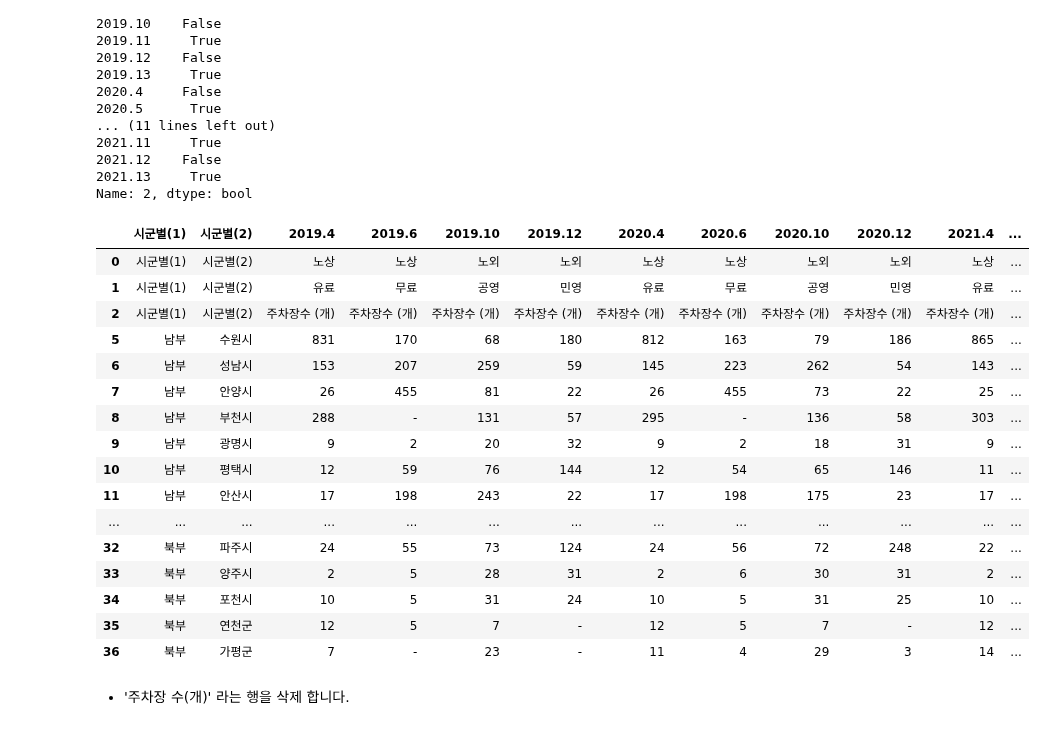
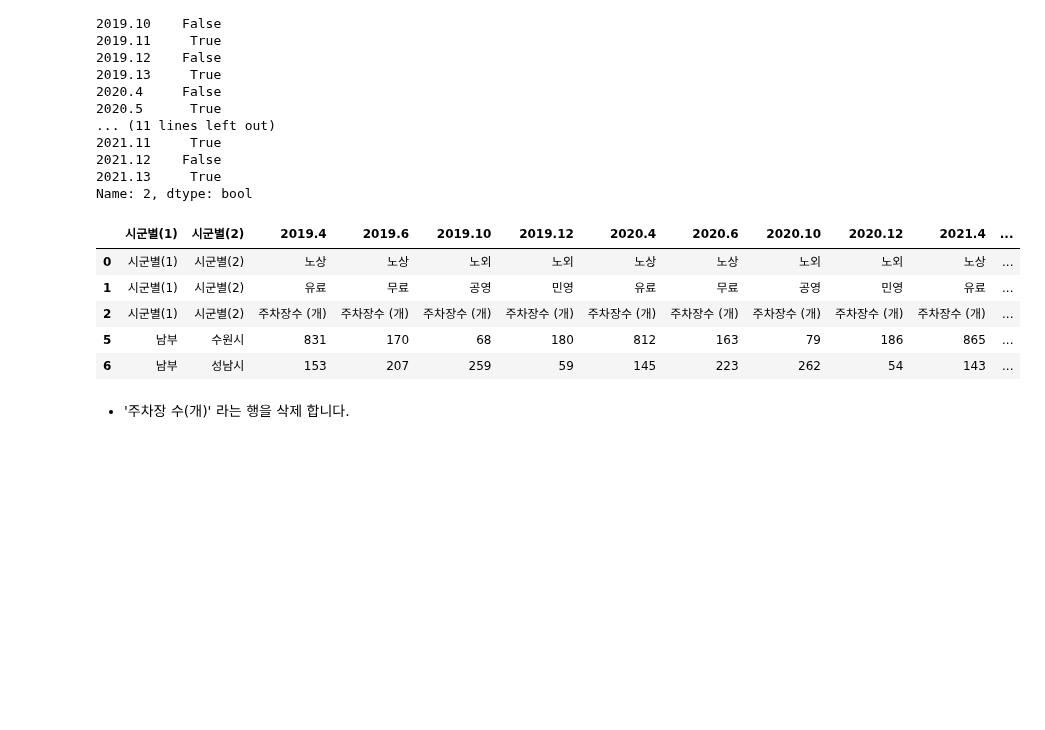
Before and after one commit to SANGHEEZZANG/GGpark, a Jupyter notebook: 경기도주차장수.ipynb, the cells around one changed output. Drawn from its saved outputs; the diff is of its cells as text; code cells hidden in the pictures; blank space fills up the shorter version.

```diff
--- a/경기도주차장수.ipynb
+++ b/경기도주차장수.ipynb
@@ -130,25 +119,14 @@ Name: 2, dtype: bool
 # %%
 df4 = df3.drop(columns=['2019.5','2019.7','2019.11','2019.13','2020.5','2020.7','2020.11','2020.13','2021.5','2021.7','2021.11','2021.13']) # 주차장 면수에 관한 컬럼 제거
 # %%
-df4
+df4.head()
 # %% [output]
 |  | 시군별(1) | 시군별(2) | 2019.4 | 2019.6 | 2019.10 | 2019.12 | 2020.4 | 2020.6 | 2020.10 | 2020.12 | 2021.4 | ... |
 | 0 | 시군별(1) | 시군별(2) | 노상 | 노상 | 노외 | 노외 | 노상 | 노상 | 노외 | 노외 | 노상 | ... |
 | 1 | 시군별(1) | 시군별(2) | 유료 | 무료 | 공영 | 민영 | 유료 | 무료 | 공영 | 민영 | 유료 | ... |
 | 2 | 시군별(1) | 시군별(2) | 주차장수 (개) | 주차장수 (개) | 주차장수 (개) | 주차장수 (개) | 주차장수 (개) | 주차장수 (개) | 주차장수 (개) | 주차장수 (개) | 주차장수 (개) | ... |
 | 5 | 남부 | 수원시 | 831 | 170 | 68 | 180 | 812 | 163 | 79 | 186 | 865 | ... |
 | 6 | 남부 | 성남시 | 153 | 207 | 259 | 59 | 145 | 223 | 262 | 54 | 143 | ... |
-| 7 | 남부 | 안양시 | 26 | 455 | 81 | 22 | 26 | 455 | 73 | 22 | 25 | ... |
-| 8 | 남부 | 부천시 | 288 | - | 131 | 57 | 295 | - | 136 | 58 | 303 | ... |
-| 9 | 남부 | 광명시 | 9 | 2 | 20 | 32 | 9 | 2 | 18 | 31 | 9 | ... |
-| 10 | 남부 | 평택시 | 12 | 59 | 76 | 144 | 12 | 54 | 65 | 146 | 11 | ... |
-| 11 | 남부 | 안산시 | 17 | 198 | 243 | 22 | 17 | 198 | 175 | 23 | 17 | ... |
-| ... | ... | ... | ... | ... | ... | ... | ... | ... | ... | ... | ... | ... |
-| 32 | 북부 | 파주시 | 24 | 55 | 73 | 124 | 24 | 56 | 72 | 248 | 22 | ... |
-| 33 | 북부 | 양주시 | 2 | 5 | 28 | 31 | 2 | 6 | 30 | 31 | 2 | ... |
-| 34 | 북부 | 포천시 | 10 | 5 | 31 | 24 | 10 | 5 | 31 | 25 | 10 | ... |
-| 35 | 북부 | 연천군 | 12 | 5 | 7 | - | 12 | 5 | 7 | - | 12 | ... |
-| 36 | 북부 | 가평군 | 7 | - | 23 | - | 11 | 4 | 29 | 3 | 14 | ... |
 # %% [markdown]
 * '주차장 수(개)' 라는 행을 삭제 합니다.
 # %%
```
Also changed, not shown: parts of 3 cells of this notebook.
